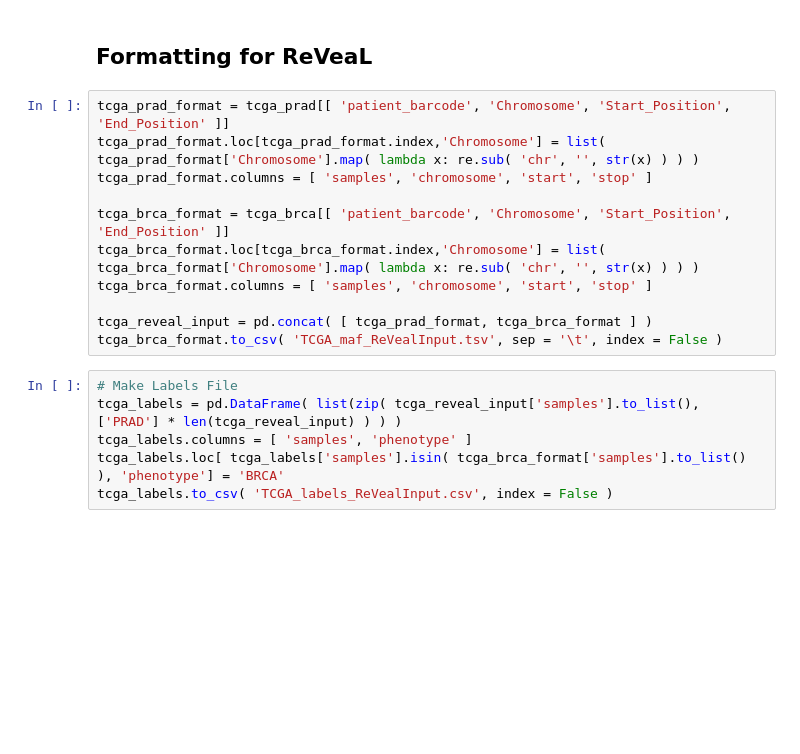
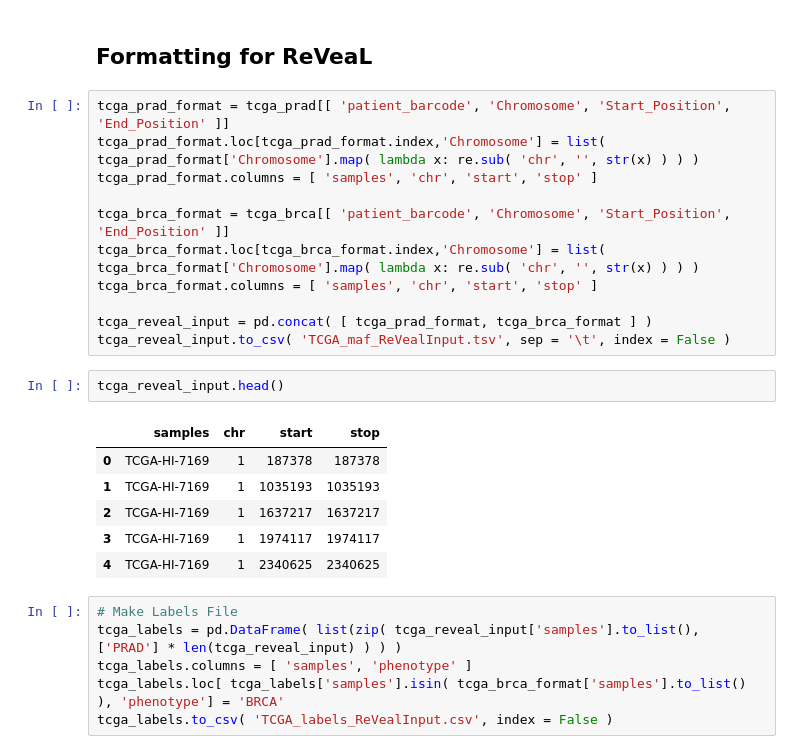
Before and after one commit to ComputationalGenomics/Reveal, a Jupyter notebook: tutorial/ReVeaL-ai-4-cancer-mechanism.ipynb, the cells around one changed output. Saved outputs shown, nothing was run; the diff lists cells and outputs as text; blank space fills up the shorter version.

Commit message:
Change the sample info header

```diff
--- a/tutorial/ReVeaL-ai-4-cancer-mechanism.ipynb
+++ b/tutorial/ReVeaL-ai-4-cancer-mechanism.ipynb
@@ -21,14 +24,23 @@ tcga_brca = pd.read_csv( 'TCGA_BRCA_maf_select.csv' )
 # %%
 tcga_prad_format = tcga_prad[[ 'patient_barcode', 'Chromosome', 'Start_Position', 'End_Position' ]]
 tcga_prad_format.loc[tcga_prad_format.index,'Chromosome'] = list( tcga_prad_format['Chromosome'].map( lambda x: re.sub( 'chr', '', str(x) ) ) )
-tcga_prad_format.columns = [ 'samples', 'chromosome', 'start', 'stop' ]
+tcga_prad_format.columns = [ 'samples', 'chr', 'start', 'stop' ]
 
 tcga_brca_format = tcga_brca[[ 'patient_barcode', 'Chromosome', 'Start_Position', 'End_Position' ]]
 tcga_brca_format.loc[tcga_brca_format.index,'Chromosome'] = list( tcga_brca_format['Chromosome'].map( lambda x: re.sub( 'chr', '', str(x) ) ) )
-tcga_brca_format.columns = [ 'samples', 'chromosome', 'start', 'stop' ]
+tcga_brca_format.columns = [ 'samples', 'chr', 'start', 'stop' ]
 
 tcga_reveal_input = pd.concat( [ tcga_prad_format, tcga_brca_format ] )
-tcga_brca_format.to_csv( 'TCGA_maf_ReVealInput.tsv', sep = '\t', index = False )
+tcga_reveal_input.to_csv( 'TCGA_maf_ReVealInput.tsv', sep = '\t', index = False )
+# %%
+tcga_reveal_input.head()
+# %% [output]
+|  | samples | chr | start | stop |
+| 0 | TCGA-HI-7169 | 1 | 187378 | 187378 |
+| 1 | TCGA-HI-7169 | 1 | 1035193 | 1035193 |
+| 2 | TCGA-HI-7169 | 1 | 1637217 | 1637217 |
+| 3 | TCGA-HI-7169 | 1 | 1974117 | 1974117 |
+| 4 | TCGA-HI-7169 | 1 | 2340625 | 2340625 |
 # %%
 # Make Labels File
 tcga_labels = pd.DataFrame( list(zip( tcga_reveal_input['samples'].to_list(), ['PRAD'] * len(tcga_reveal_input) ) ) )
```
Also changed, not shown: parts of 3 cells of this notebook.
